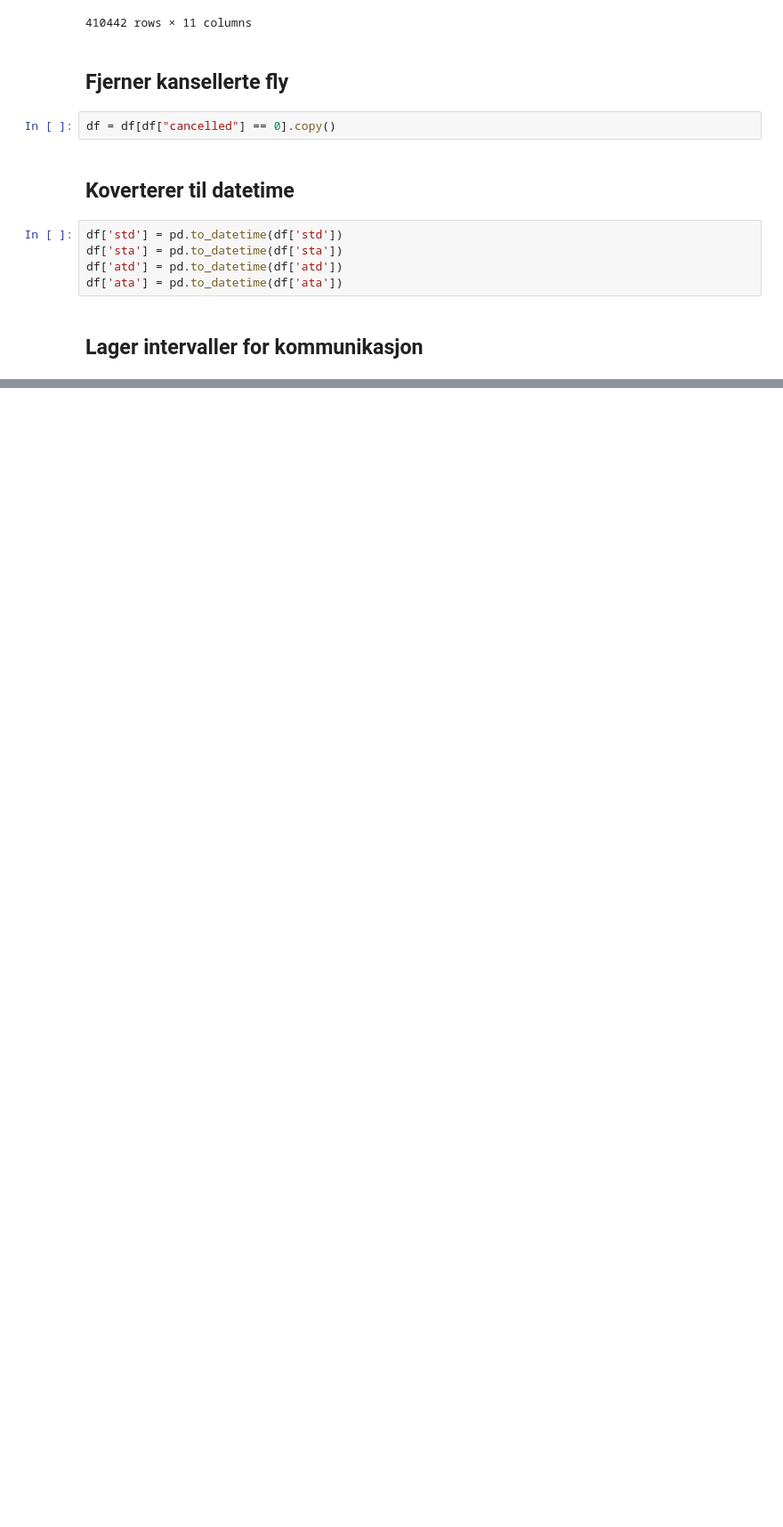
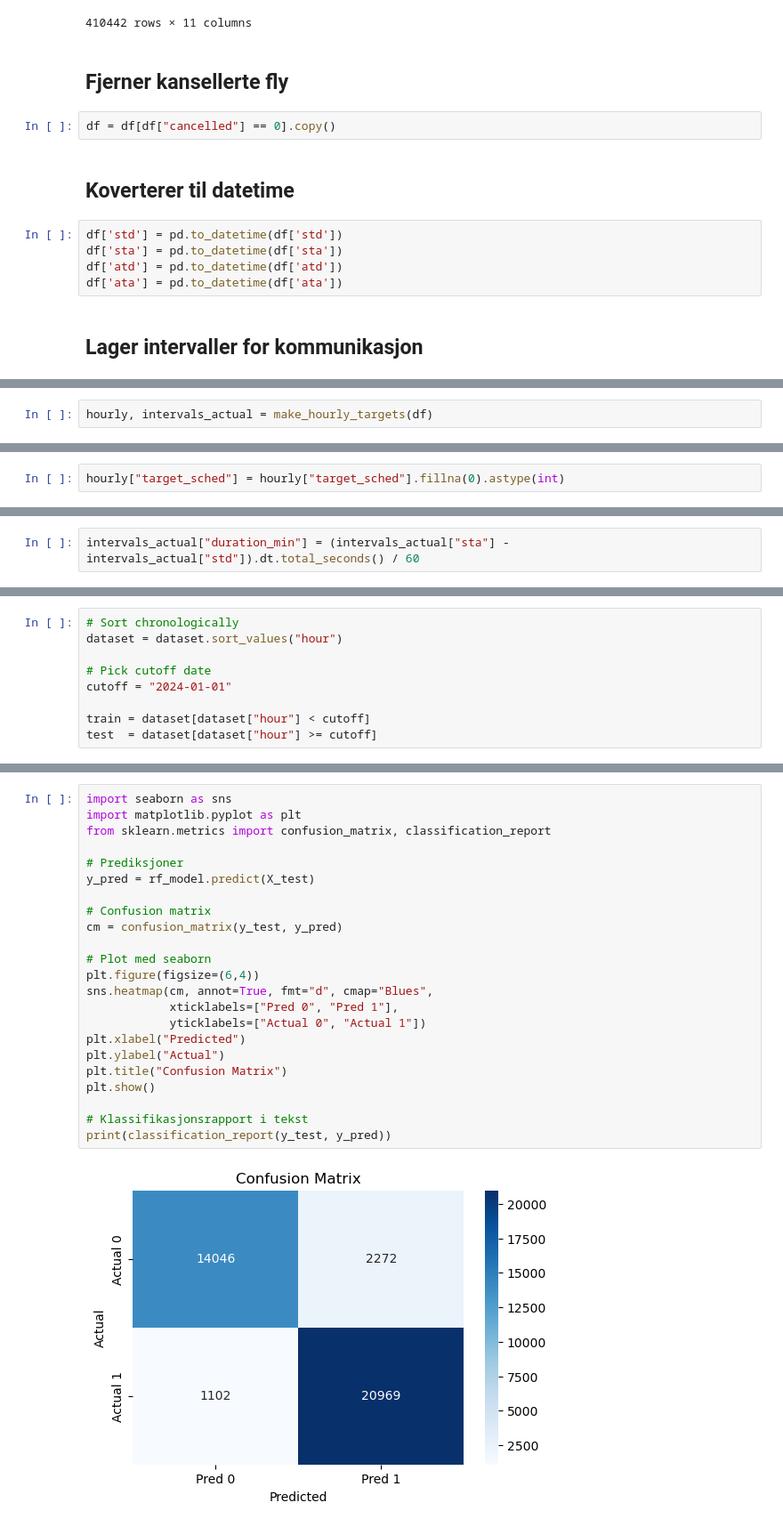
Before and after one commit to JakobBerg-Projects/avinor-ai, a Jupyter notebook: notebooks/jakob-experiments.ipynb, the cells around one changed output, grey strips where cells are left out. Shown at 89% size. Drawn from its saved outputs; the diff is of its cells as text; blank space fills up the shorter version.

```diff
--- a/notebooks/jakob-experiments.ipynb
+++ b/notebooks/jakob-experiments.ipynb
@@ -197,0 +106,2 @@ print(mapping)
+# %%
+hourly, intervals_actual = make_hourly_targets(df)
@@ -197,0 +118,2 @@ print(mapping)
+# %%
+hourly["target_sched"] = hourly["target_sched"].fillna(0).astype(int)
@@ -197,0 +122,2 @@ print(mapping)
+# %%
+intervals_actual["duration_min"] = (intervals_actual["sta"] - intervals_actual["std"]).dt.total_seconds() / 60
@@ -197,0 +144,9 @@ print(mapping)
+# %%
+# Sort chronologically
+dataset = dataset.sort_values("hour")
+
+# Pick cutoff date
+cutoff = "2024-01-01"
+
+train = dataset[dataset["hour"] < cutoff]
+test  = dataset[dataset["hour"] >= cutoff]
@@ -197,0 +257,25 @@ print(mapping)
+# %%
+import seaborn as sns
+import matplotlib.pyplot as plt
+from sklearn.metrics import confusion_matrix, classification_report
+
+# Prediksjoner
+y_pred = rf_model.predict(X_test)
+
+# Confusion matrix
+cm = confusion_matrix(y_test, y_pred)
+
+# Plot med seaborn
+plt.figure(figsize=(6,4))
+sns.heatmap(cm, annot=True, fmt="d", cmap="Blues",
+            xticklabels=["Pred 0", "Pred 1"],
+            yticklabels=["Actual 0", "Actual 1"])
+plt.xlabel("Predicted")
+plt.ylabel("Actual")
+plt.title("Confusion Matrix")
+plt.show()
+
+# Klassifikasjonsrapport i tekst
+print(classification_report(y_test, y_pred))
+# %% [output]
+[figure, added]
```
Also changed, not shown: parts of 24 cells of this notebook.
